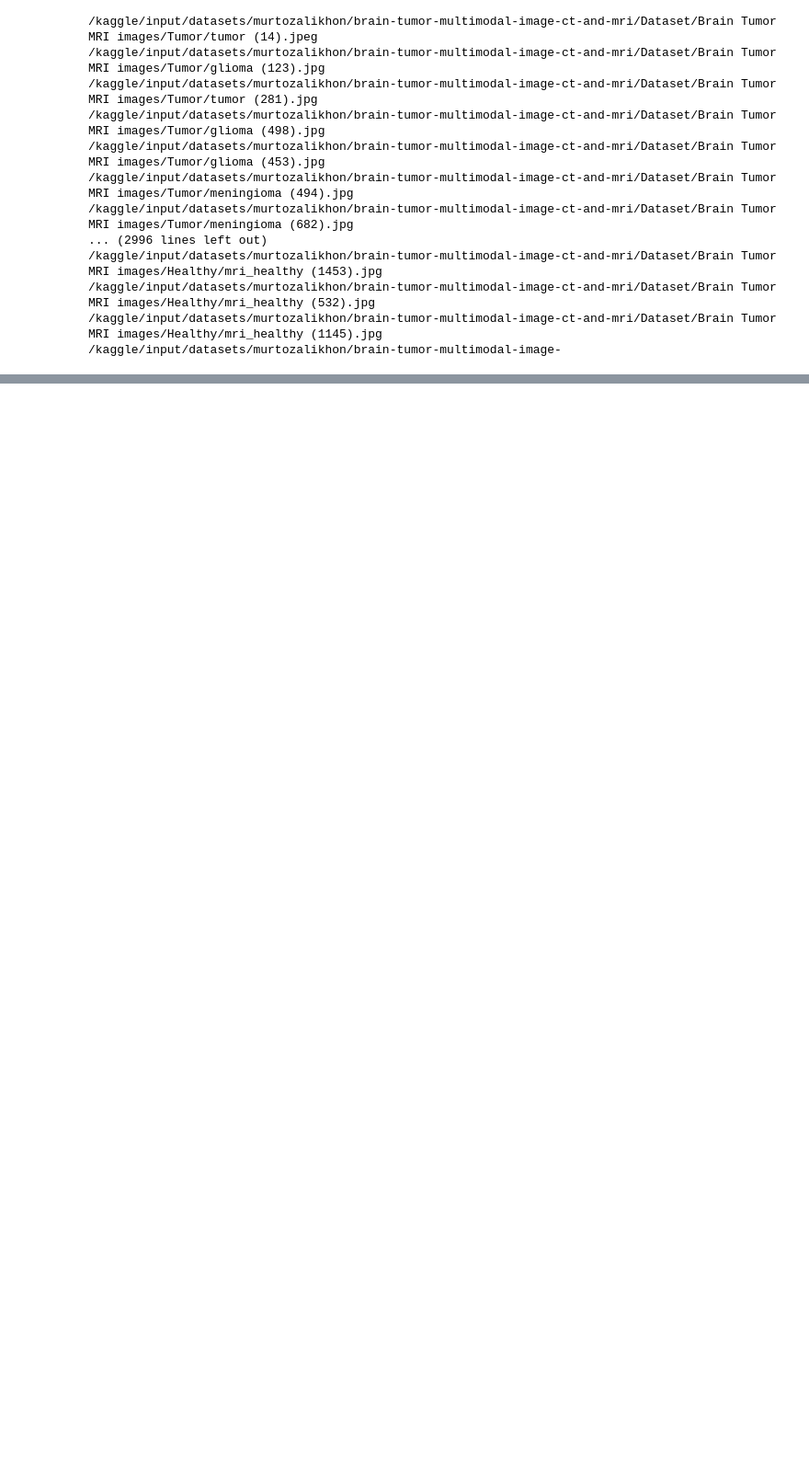
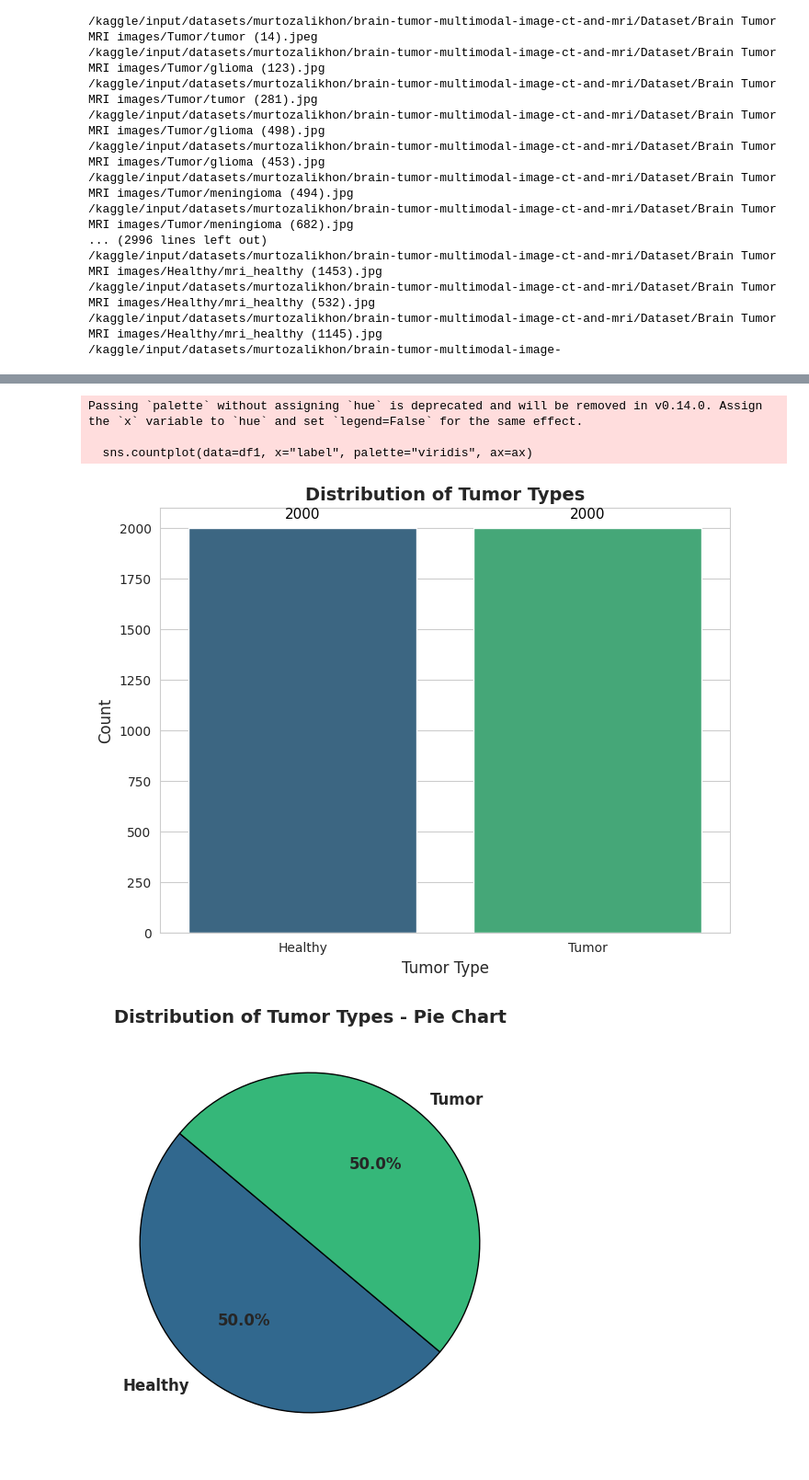
Before and after one commit to Gunjan125/Multimodel-Brain-Tumor-Classification, a Jupyter notebook: multi-model-brain-tumor-classification.ipynb, the cells around one changed output, grey strips where cells are left out. Shown at 92% size. Drawn from its saved outputs; the diff is of its cells as text; code cells hidden in the pictures; blank space fills up the shorter version.

Commit message:
Kaggle Notebook | Multi Model Brain Tumor Classification | Version 2

```diff
--- a/multi-model-brain-tumor-classification.ipynb
+++ b/multi-model-brain-tumor-classification.ipynb
@@ -114,0 +47,20 @@ memory usage: 62.6+ KB
+# %%
+import os
+import pandas as pd
+
+image_paths=[]
+labels=[]
+
+for category in categories:
+    category_path=os.path.join(mri_scan_base_path,category)
+    images= os.listdir(category_path)[:2000]
+
+    for image_name in images:
+        image_path = os.path.join(category_path, image_name)
+        image_paths.append(image_path)
+        labels.append(category)
+
+df1 = pd.DataFrame({
+    "image_path": image_paths,
+    "label": labels
+})
@@ -114,0 +115,39 @@ memory usage: 62.6+ KB
+# %%
+import seaborn as sns
+import matplotlib.pyplot as plt
+
+sns.set_style("whitegrid")
+
+fig, ax = plt.subplots(figsize=(8, 6))
+sns.countplot(data=df1, x="label", palette="viridis", ax=ax)
+
+ax.set_title("Distribution of Tumor Types", fontsize=14, fontweight='bold')
+ax.set_xlabel("Tumor Type", fontsize=12)
+ax.set_ylabel("Count", fontsize=12)
+
+for p in ax.patches:
+    ax.annotate(f'{int(p.get_height())}',
+                (p.get_x() + p.get_width() / 2., p.get_height()),
+                ha='center', va='bottom', fontsize=11, color='black',
+                xytext=(0, 5), textcoords='offset points')
+
+plt.show()
+
+label_counts = df1["label"].value_counts()
+
+fig, ax = plt.subplots(figsize=(8, 6))
+colors = sns.color_palette("viridis", len(label_counts))
+
+ax.pie(label_counts, labels=label_counts.index, autopct='%1.1f%%',
+       startangle=140, colors=colors, textprops={'fontsize': 12, 'weight': 'bold'},
+       wedgeprops={'edgecolor': 'black', 'linewidth': 1})
+
+ax.set_title("Distribution of Tumor Types - Pie Chart", fontsize=14, fontweight='bold')
+
+plt.show()
+# %% [output]
+Passing `palette` without assigning `hue` is deprecated and will be removed in v0.14.0. Assign the `x` variable to `hue` and set `legend=False` for the same effect.
+
+  sns.countplot(data=df1, x="label", palette="viridis", ax=ax)
+[figure, added]
+[figure, added]
```
Also changed, not shown: parts of 58 cells of this notebook.
